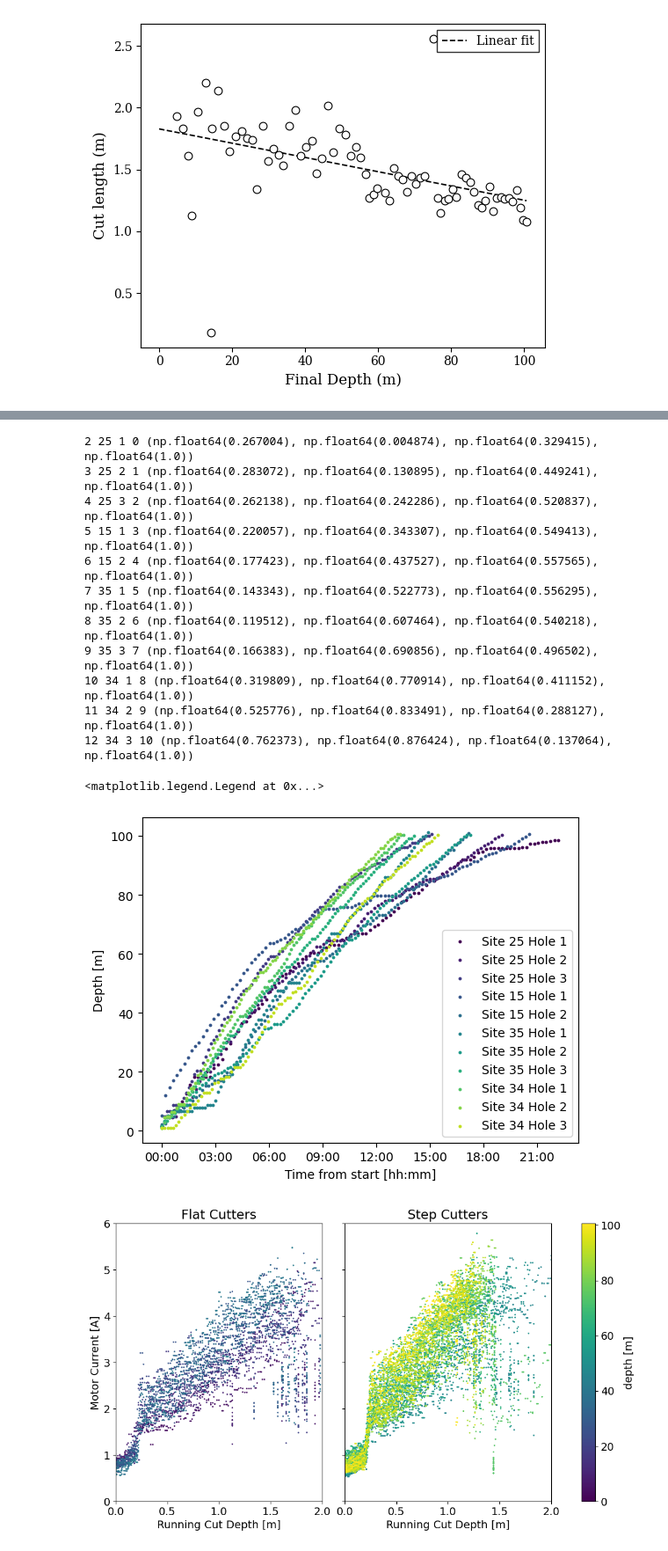
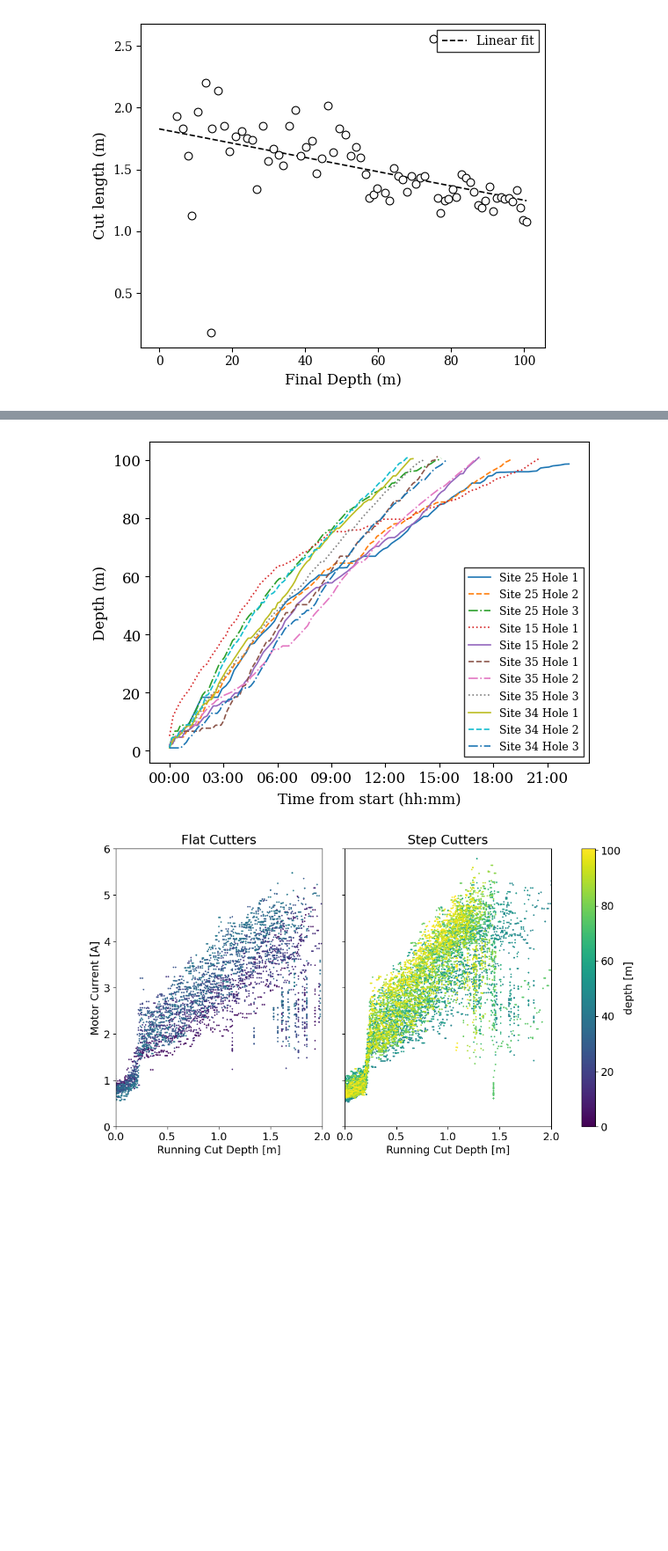
Before and after one commit to RNO-G/bigraid_log_reader, a Jupyter notebook: proceedings_notebook.ipynb, the cells around one changed output, grey strips where cells are left out. Shown at 88% size. Cells and saved outputs as stored; diff of their text form; code cells hidden in the pictures; blank space fills up the shorter version.

Commit message:
Make plot more professional

```diff
--- a/proceedings_notebook.ipynb
+++ b/proceedings_notebook.ipynb
@@ -272,54 +272,51 @@ Reading data for hole 11-34-2
 Error decoding record: err='unpack requires a buffer of 38 bytes', raw='b''', sep='b' ''
 Reading data for hole 12-34-3
 # %%
+# multi hole duration plot (black-and-white, journal style)
+
 from matplotlib.dates import DateFormatter
+
+plt.rcParams['font.family'] = 'serif'
+plt.rcParams['font.size'] = 12
+plt.rcParams['axes.labelsize'] = 12
 
 hole_groups = mdf.groupby(['number','site', 'hole'])
 
-fig = plt.figure()
+fig = plt.figure(figsize=(6, 4.5))
 ax = fig.subplots()
 
-# Generate colors from the colormap
-n = 12
-cmap = plt.get_cmap('viridis', n)
-i =0
+for spine in ax.spines.values():
+    spine.set_color('black')
+ax.tick_params(axis='both', colors='black')
+
+linestyles = ['-', '--', '-.', ':', '-', '--', '-.', ':', '-', '--', '-.']
+cmap = plt.get_cmap('tab10')
+i = 0
 for (number, site, hole), idx in hole_groups.groups.items():
-    print(number, site, hole, i, cmap(i))
     data = mdf.loc[idx, ['[PLC]WIRESPOOLEDOUT', 'hole_duration']].cummax()
     # Choose 100 evenly spaced points and subsample the data
     subset_idx = np.round(np.linspace(0, data.shape[0]-1, 100)).astype(int)
     subsample = data.iloc[subset_idx]
 
-    ax.scatter(
+    ax.plot(
         pd.to_datetime(subsample['hole_duration'], unit='s'),
         subsample['[PLC]WIRESPOOLEDOUT'],
-        s=3,
+        linestyle=linestyles[i],
+        color=cmap(i % cmap.N),
+        linewidth=1.2,
         label=f"Site {site} Hole {hole}",
-        c = [cmap(i)]
     )
     i = i+1
 
 formatter = DateFormatter("%H:%M")
 ax.xaxis.set_major_formatter(formatter)
 
-ax.set_xlabel("Time from start [hh:mm]")
-ax.set_ylabel("Depth [m]")
-
-ax.legend()
+ax.set_xlabel("Time from start (hh:mm)")
+ax.set_ylabel("Depth (m)")
+ax.legend(loc='best', frameon=True, fancybox=False, edgecolor='black', fontsize=9)
+fig.tight_layout()
 # %% [output]
-2 25 1 0 (np.float64(0.267004), np.float64(0.004874), np.float64(0.329415), np.float64(1.0))
-3 25 2 1 (np.float64(0.283072), np.float64(0.130895), np.float64(0.449241), np.float64(1.0))
-4 25 3 2 (np.float64(0.262138), np.float64(0.242286), np.float64(0.520837), np.float64(1.0))
-5 15 1 3 (np.float64(0.220057), np.float64(0.343307), np.float64(0.549413), np.float64(1.0))
-6 15 2 4 (np.float64(0.177423), np.float64(0.437527), np.float64(0.557565), np.float64(1.0))
-7 35 1 5 (np.float64(0.143343), np.float64(0.522773), np.float64(0.556295), np.float64(1.0))
-8 35 2 6 (np.float64(0.119512), np.float64(0.607464), np.float64(0.540218), np.float64(1.0))
-9 35 3 7 (np.float64(0.166383), np.float64(0.690856), np.float64(0.496502), np.float64(1.0))
-10 34 1 8 (np.float64(0.319809), np.float64(0.770914), np.float64(0.411152), np.float64(1.0))
-11 34 2 9 (np.float64(0.525776), np.float64(0.833491), np.float64(0.288127), np.float64(1.0))
-12 34 3 10 (np.float64(0.762373), np.float64(0.876424), np.float64(0.137064), np.float64(1.0))
-<matplotlib.legend.Legend at 0x...>
-[figure, old version]
+[figure, new version]
 # %%
 fig, (ax1, ax2) = plt.subplots(1, 2, sharey=True)
 fig.set_figwidth(10)
```
